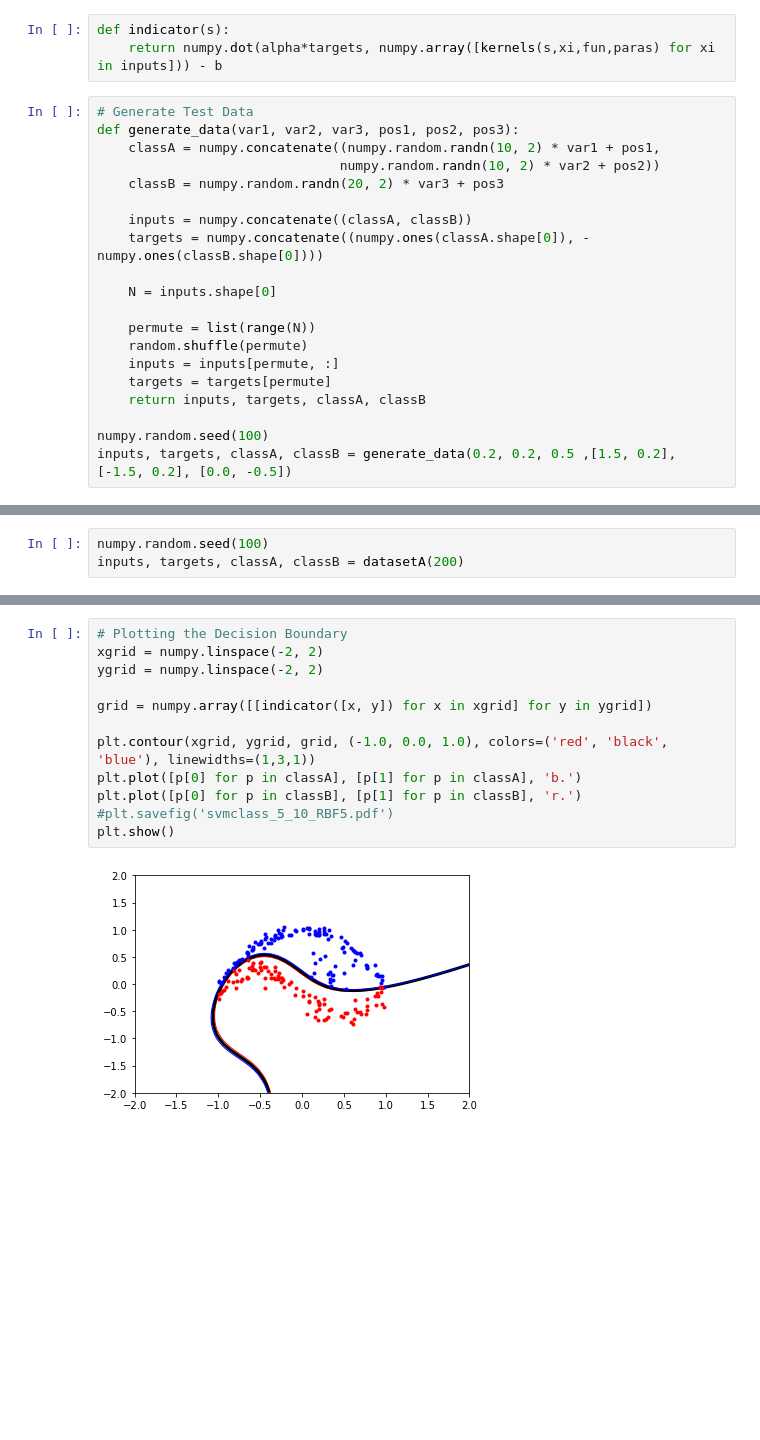
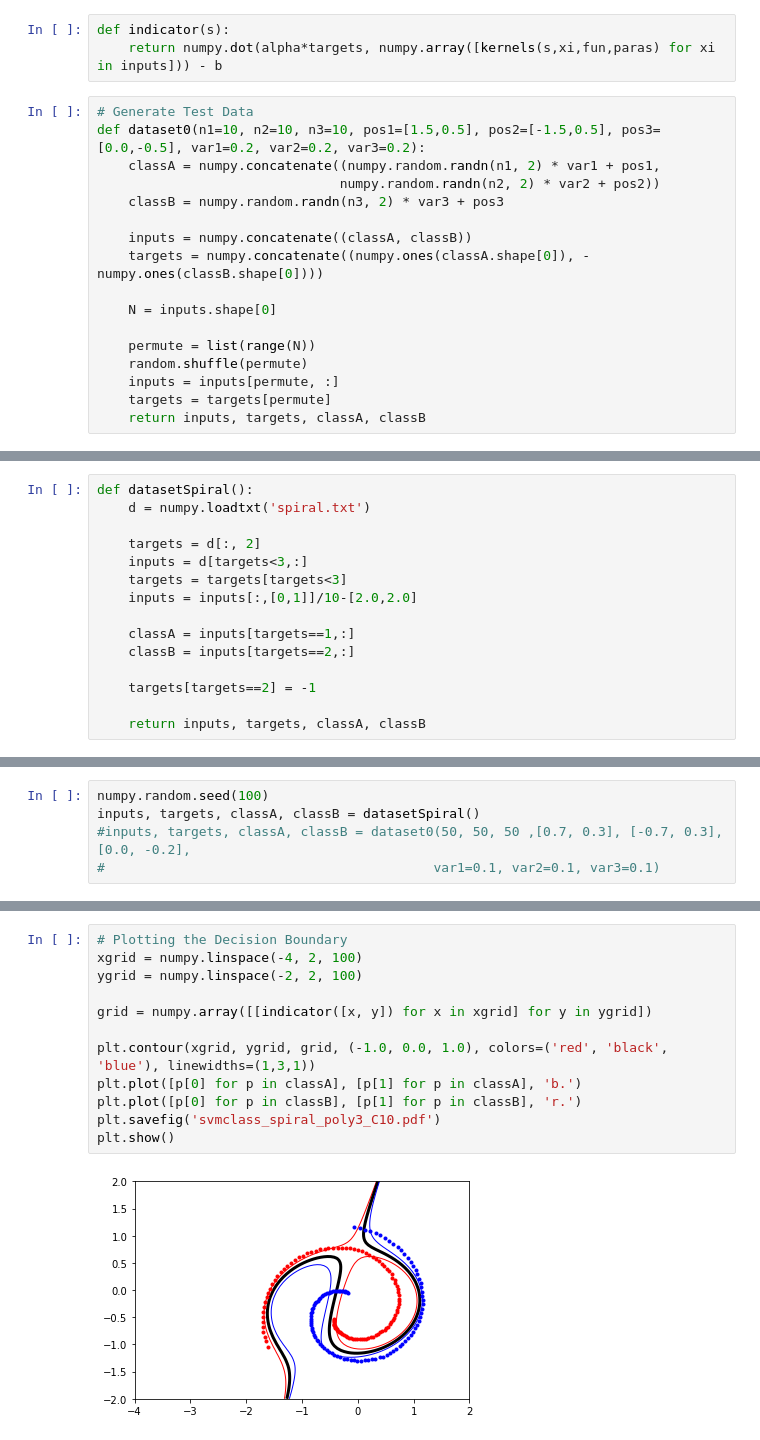
Before and after one commit to thnganguyen/machine-learning-KTH-DD2421, a Jupyter notebook: SVM/SVM_N.ipynb, the cells around one changed output, grey strips where cells are left out. Saved outputs shown, nothing was run; the diff lists cells and outputs as text; blank space fills up the shorter version.

```diff
--- a/SVM/SVM_N.ipynb
+++ b/SVM/SVM_N.ipynb
@@ -37,10 +43,10 @@ def indicator(s):
     return numpy.dot(alpha*targets, numpy.array([kernels(s,xi,fun,paras) for xi in inputs])) - b
 # %%
 # Generate Test Data
-def generate_data(var1, var2, var3, pos1, pos2, pos3):
-    classA = numpy.concatenate((numpy.random.randn(10, 2) * var1 + pos1,
-                               numpy.random.randn(10, 2) * var2 + pos2))
-    classB = numpy.random.randn(20, 2) * var3 + pos3
+def dataset0(n1=10, n2=10, n3=10, pos1=[1.5,0.5], pos2=[-1.5,0.5], pos3=[0.0,-0.5], var1=0.2, var2=0.2, var3=0.2):
+    classA = numpy.concatenate((numpy.random.randn(n1, 2) * var1 + pos1,
+                               numpy.random.randn(n2, 2) * var2 + pos2))
+    classB = numpy.random.randn(n3, 2) * var3 + pos3
 
     inputs = numpy.concatenate((classA, classB))
     targets = numpy.concatenate((numpy.ones(classA.shape[0]), -numpy.ones(classB.shape[0])))
@@ -52,6 +58,3 @@ def generate_data(var1, var2, var3, pos1, pos2, pos3):
     inputs = inputs[permute, :]
     targets = targets[permute]
     return inputs, targets, classA, classB
-
-numpy.random.seed(100)
-inputs, targets, classA, classB = generate_data(0.2, 0.2, 0.5 ,[1.5, 0.2], [-1.5, 0.2], [0.0, -0.5])
@@ -85,3 +60,0 @@ def datasetA(size):
-# %%
-numpy.random.seed(100)
-inputs, targets, classA, classB = datasetA(200)
@@ -87,0 +103,15 @@ inputs, targets, classA, classB = datasetA(200)
+# %%
+def datasetSpiral():
+    d = numpy.loadtxt('spiral.txt')
+
+    targets = d[:, 2]
+    inputs = d[targets<3,:]
+    targets = targets[targets<3]
+    inputs = inputs[:,[0,1]]/10-[2.0,2.0]
+
+    classA = inputs[targets==1,:]
+    classB = inputs[targets==2,:]
+
+    targets[targets==2] = -1
+
+    return inputs, targets, classA, classB
@@ -88,3 +132,8 @@ inputs, targets, classA, classB = datasetA(200)
+# %%
+numpy.random.seed(100)
+inputs, targets, classA, classB = datasetSpiral()
+#inputs, targets, classA, classB = dataset0(50, 50, 50 ,[0.7, 0.3], [-0.7, 0.3], [0.0, -0.2],
+#                                          var1=0.1, var2=0.1, var3=0.1)
 # %%
 # Plotting
 plt.plot([p[0] for p in classA], [p[1] for p in classA], 'b.')
@@ -122,14 +172,14 @@ print(indicator([1.5, -0.5]))
 # %%
 # Plotting the Decision Boundary
-xgrid = numpy.linspace(-2, 2)
-ygrid = numpy.linspace(-2, 2)
+xgrid = numpy.linspace(-4, 2, 100)
+ygrid = numpy.linspace(-2, 2, 100)
 
 grid = numpy.array([[indicator([x, y]) for x in xgrid] for y in ygrid])
 
 plt.contour(xgrid, ygrid, grid, (-1.0, 0.0, 1.0), colors=('red', 'black', 'blue'), linewidths=(1,3,1))
 plt.plot([p[0] for p in classA], [p[1] for p in classA], 'b.')
 plt.plot([p[0] for p in classB], [p[1] for p in classB], 'r.')
-#plt.savefig('svmclass_5_10_RBF5.pdf')
+plt.savefig('svmclass_spiral_poly3_C10.pdf')
 plt.show()
 # %% [output]
-[figure, old version]
+[figure, new version]
```
Also changed, not shown: parts of 14 cells of this notebook.
